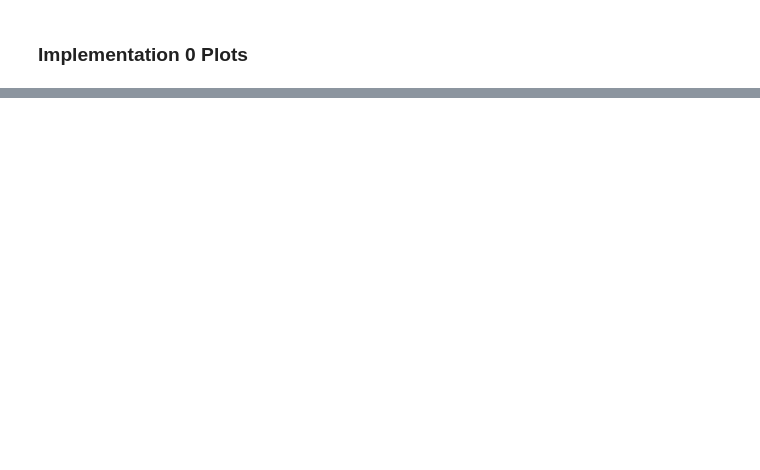
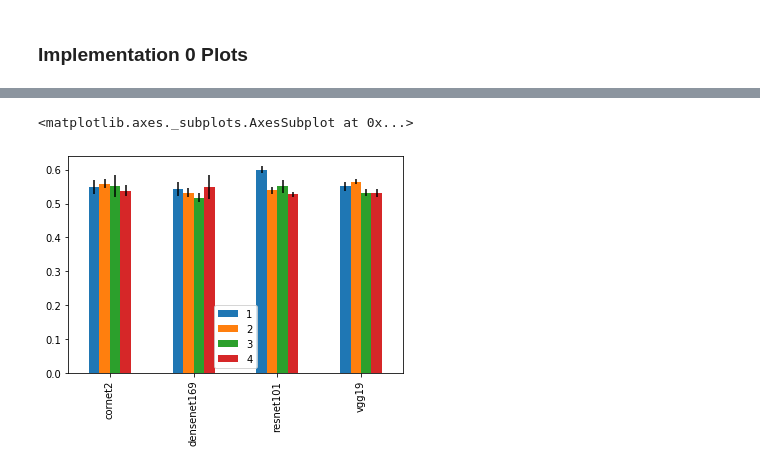
Before and after one commit to ivanjut/one-shot-scale-invariance-faces, a Jupyter notebook: Plots.ipynb, the cells around one changed output, grey strips where cells are left out. Drawn from its saved outputs; the diff is of its cells as text; code cells hidden in the pictures; blank space fills up the shorter version.

```diff
--- a/Plots.ipynb
+++ b/Plots.ipynb
@@ -46,0 +90,5 @@ df.groupby(level=0).mean()
+# %%
+imp_0_df['mean_acc'].loc[pd.IndexSlice[:, ['1', '2', '3', '4'],:]].unstack().plot(kind='bar', yerr=imp_0_df['std_acc'].loc[pd.IndexSlice[:,['1', '2', '3', '4'],:]].unstack(), stacked=False)
+# %% [output]
+<matplotlib.axes._subplots.AxesSubplot at 0x...>
+[figure, added]
```
Also changed, not shown: parts of 19 cells of this notebook, 1 other file.
